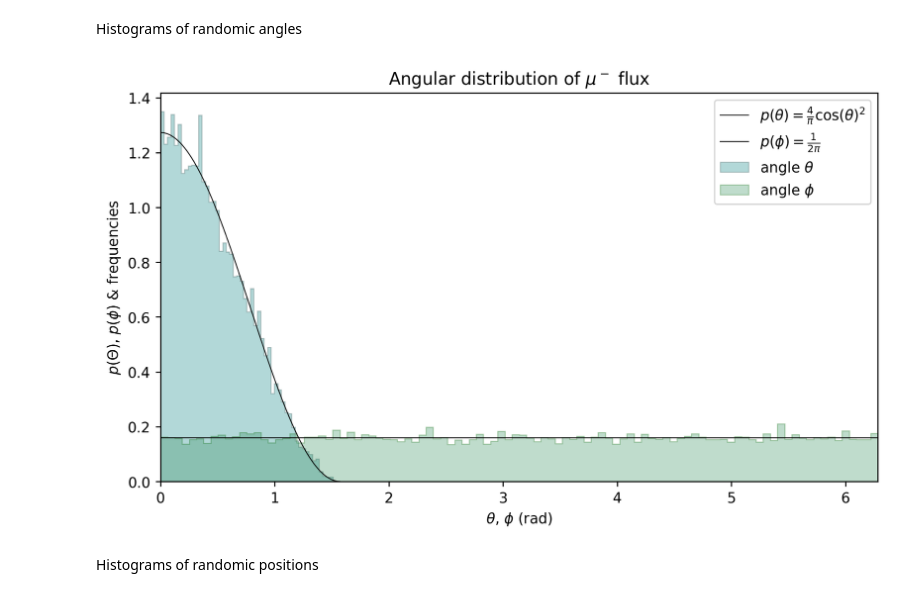
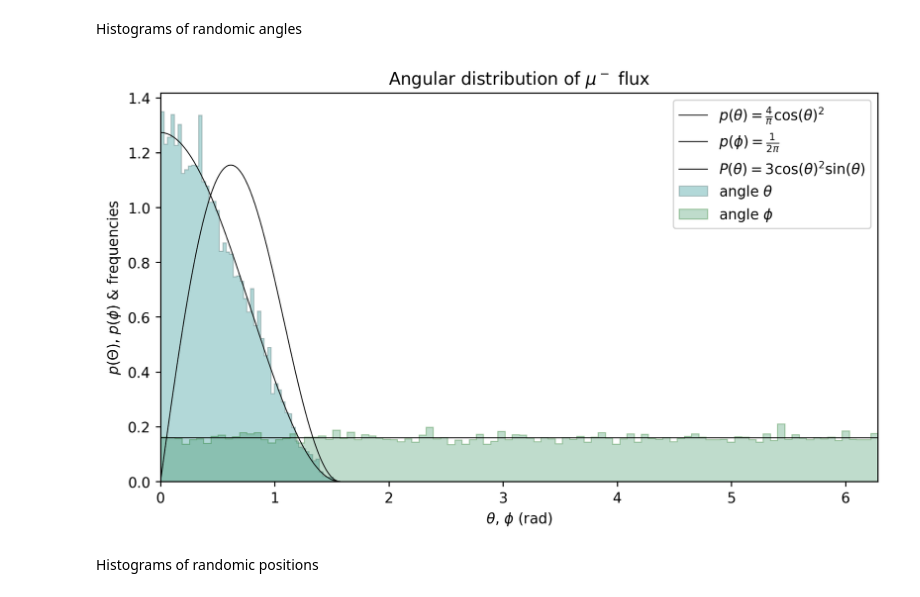
Before and after one commit to emanuelitoss/DreamExperiment, a Jupyter notebook: analysisDreamSimulation/dreamAnalysis.ipynb, the cells around one changed output. Saved outputs shown, nothing was run; the diff lists cells and outputs as text; code cells hidden in the pictures.

```diff
--- a/analysisDreamSimulation/dreamAnalysis.ipynb
+++ b/analysisDreamSimulation/dreamAnalysis.ipynb
@@ -50,27 +50,30 @@ Histograms of randomic angles
 # %%
 # prepare the figure
 fig = plt.figure(111, figsize=(9,5), dpi=250)
 
 #plot of histos & functions
 plt.hist(theta, bins=50, label=r'angle $\theta$', histtype="stepfilled",
          color="teal", ec="darkslategray", alpha=0.3, lw=0.75, density=True)
 plt.hist(phi, bins=100, label=r'angle $\phi$', histtype='stepfilled',
          color="seagreen", ec="darkgreen", alpha=0.3,  lw=0.75, density=True)
 plt.plot(sample_angles_theta, sample_angulardistribution_theta,
          label=r'$p(\theta)=\frac{4}{\pi}\cos(\theta)^2$', lw=0.65 , color="black")
 plt.plot(sample_angles_phi, sample_angulardistribution_phi,
          label=r'$p(\phi) = \frac{1}{2\pi}$', lw=0.65, color='black')
 
+plt.plot(sample_angles_theta, 3*np.cos(sample_angles_theta)*np.cos(sample_angles_theta)*np.sin(sample_angles_theta),
+         label=r'$P(\theta)=3\cos(\theta)^2\sin(\theta)$', lw=0.65 , color="black")
+
 # visualize
 plt.title('Angular distribution of $\mu^-$ flux')
 plt.xlabel(r'$\theta$, $\phi$ (rad)')
 plt.ylabel(r'$p(\Theta)$, $p(\phi)$ & frequencies')
 plt.xlim(0, 2*np.pi)
 plt.legend()
 plt.show()
 fig.savefig("AngularDistribution.jpg",bbox_inches='tight')
 # %% [output]
-[figure, old version]
+[figure, new version]
 # %% [markdown]
 Histograms of randomic positions
 # %%
```
Also changed, not shown: parts of 4 cells of this notebook, 7 other files.
